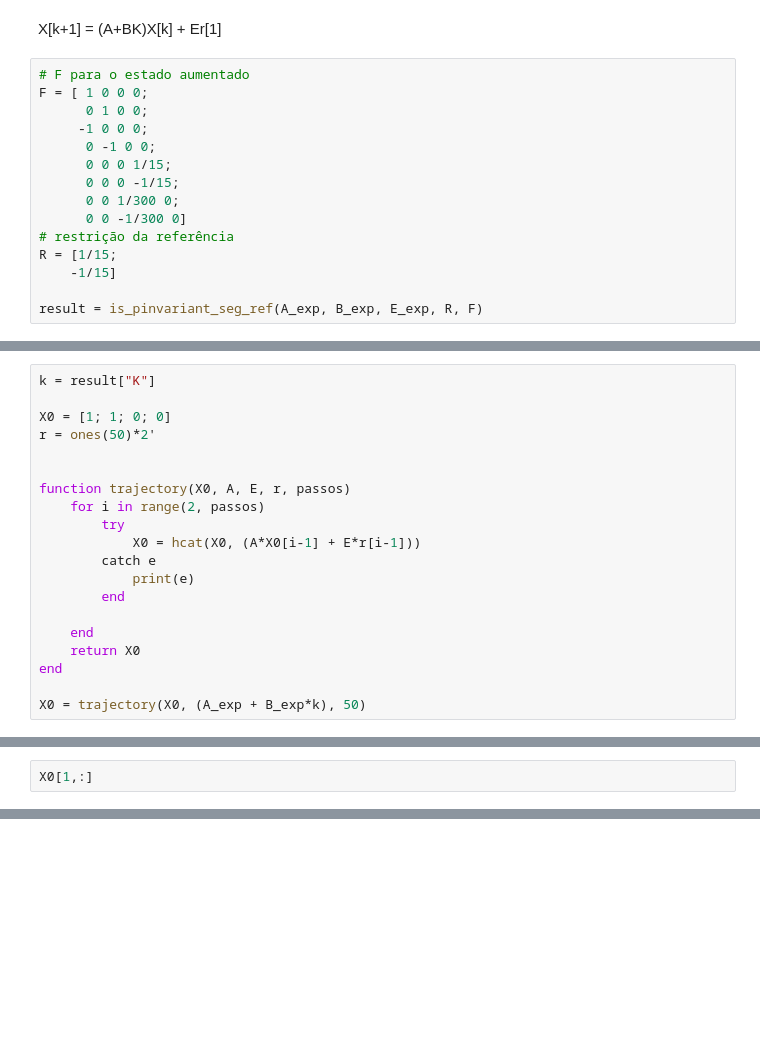
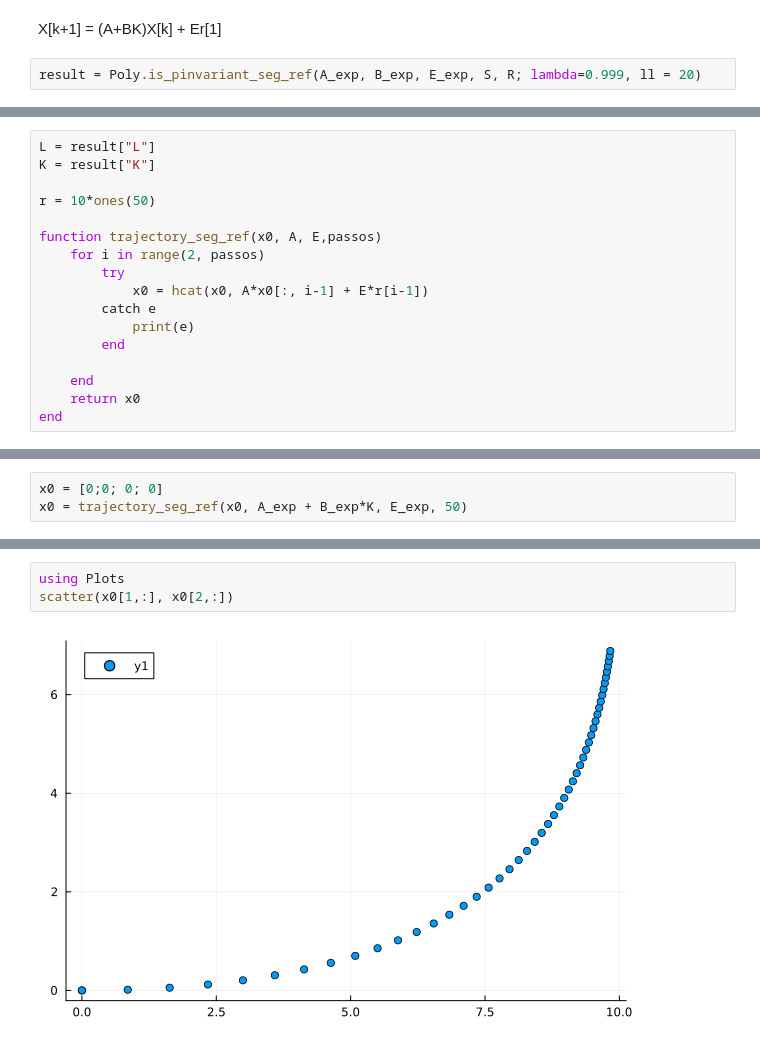
Before and after one commit to Nicholas-Wallace/Polyhedron, a Jupyter notebook: segref.ipynb, the cells around one changed output, grey strips where cells are left out. Cells and saved outputs as stored; diff of their text form; blank space fills up the shorter version.

```diff
--- a/segref.ipynb
+++ b/segref.ipynb
@@ -81,18 +58,5 @@ is_pinvariant_seg_ref (generic function with 1 method)
 # %% [markdown]
 X[k+1] = (A+BK)X[k] + Er[1]
 # %%
-# F para o estado aumentado
-F = [ 1 0 0 0;
-      0 1 0 0;
-     -1 0 0 0;
-      0 -1 0 0;
-      0 0 0 1/15;
-      0 0 0 -1/15;
-      0 0 1/300 0;
-      0 0 -1/300 0]
-# restrição da referência
-R = [1/15;
-    -1/15]
-
-result = is_pinvariant_seg_ref(A_exp, B_exp, E_exp, R, F)
+result = Poly.is_pinvariant_seg_ref(A_exp, B_exp, E_exp, S, R; lambda=0.999, ll = 20)
 # %% [output]
@@ -111,21 +66,18 @@ Dict{String, Any} with 2 entries:
 # %%
-k = result["K"]
+L = result["L"]
+K = result["K"]
 
-X0 = [1; 1; 0; 0]
-r = ones(50)*2'
+r = 10*ones(50)
 
-
-function trajectory(X0, A, E, r, passos)
+function trajectory_seg_ref(x0, A, E,passos)
     for i in range(2, passos)
         try
-            X0 = hcat(X0, (A*X0[i-1] + E*r[i-1]))
+            x0 = hcat(x0, A*x0[:, i-1] + E*r[i-1])
         catch e
             print(e)
         end
 
     end
-    return X0
+    return x0
 end
-
-X0 = trajectory(X0, (A_exp + B_exp*k), 50)
 # %% [output]
@@ -160,3 +93,4 @@ WARNING: using Poly.plot_poly in module Main conflicts with an existing identifi
 # %%
-X0[1,:]
+x0 = [0;0; 0; 0]
+x0 = trajectory_seg_ref(x0, A_exp + B_exp*K, E_exp, 50)
 # %% [output]
@@ -164,0 +111,5 @@ X0[1,:]
+# %%
+using Plots
+scatter(x0[1,:], x0[2,:])
+# %% [output]
+[figure, added]
```
Also changed, not shown: parts of 10 cells of this notebook, 3 other files.
